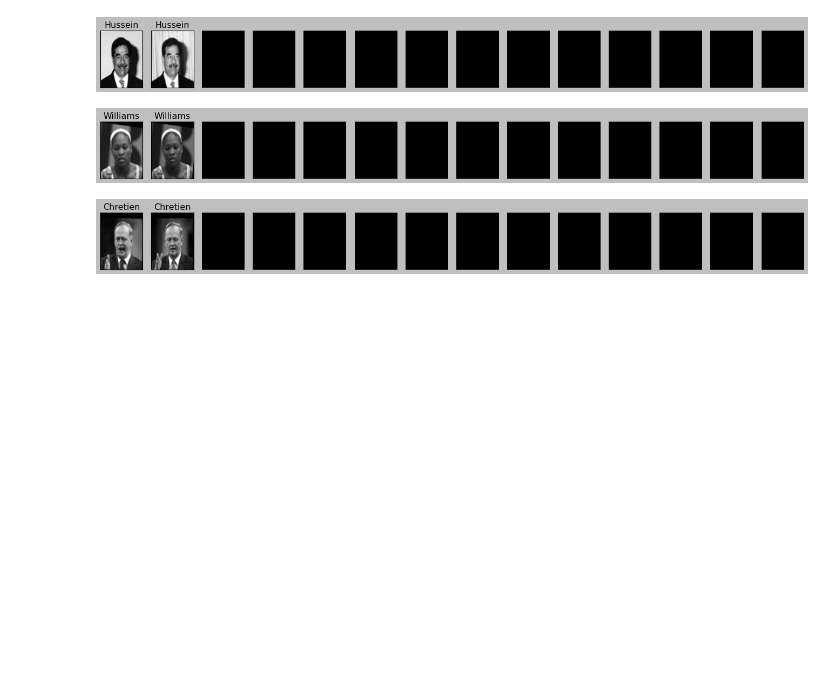
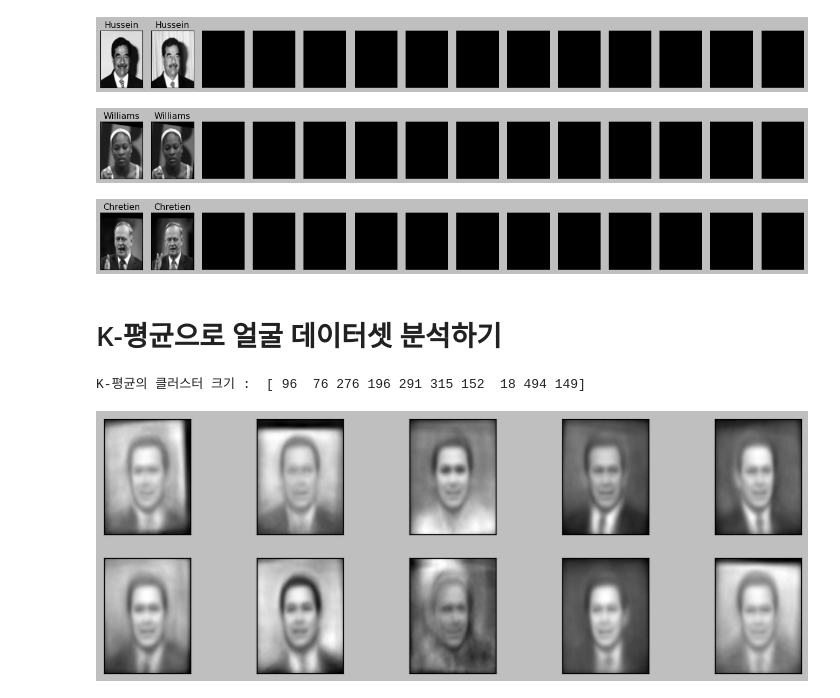
Before and after one commit to Hosung-Ahn/IntroducingML, a Jupyter notebook: Chapter3-Unsupervised_Learning/군집2.ipynb, the cells around one changed output. Cells and saved outputs as stored; diff of their text form; code cells hidden in the pictures; blank space fills up the shorter version.

```diff
--- a/Chapter3-Unsupervised_Learning/군집2.ipynb
+++ b/Chapter3-Unsupervised_Learning/군집2.ipynb
@@ -278,3 +278,20 @@ for cluster in range(max(labels)+1) :
 [figure]
 [figure]
 [figure]
+# %% [markdown]
+# K-평균으로 얼굴 데이터셋 분석하기
+# %%
+km = KMeans(n_clusters=10, random_state=0)
+labels_km = km.fit_predict(X_pca)
+print("K-평균의 클러스터 크기 : ", np.bincount(labels_km))
+# %% [output]
+K-평균의 클러스터 크기 :  [ 96  76 276 196 291 315 152  18 494 149]
+# %%
+# 클러스터 중심 시각화
+fig, axes = plt.subplots(2,5, subplot_kw={'xticks':(), 'yticks':()}, figsize = (12,4))
+
+for center, ax in zip(km.cluster_centers_, axes.ravel()) :
+    image = pca.inverse_transform(center)
+    ax.imshow(image.reshape(image_shape), cmap = 'gray')
+# %% [output]
+[figure, added]
```
Also changed, not shown: parts of 2 cells of this notebook.
